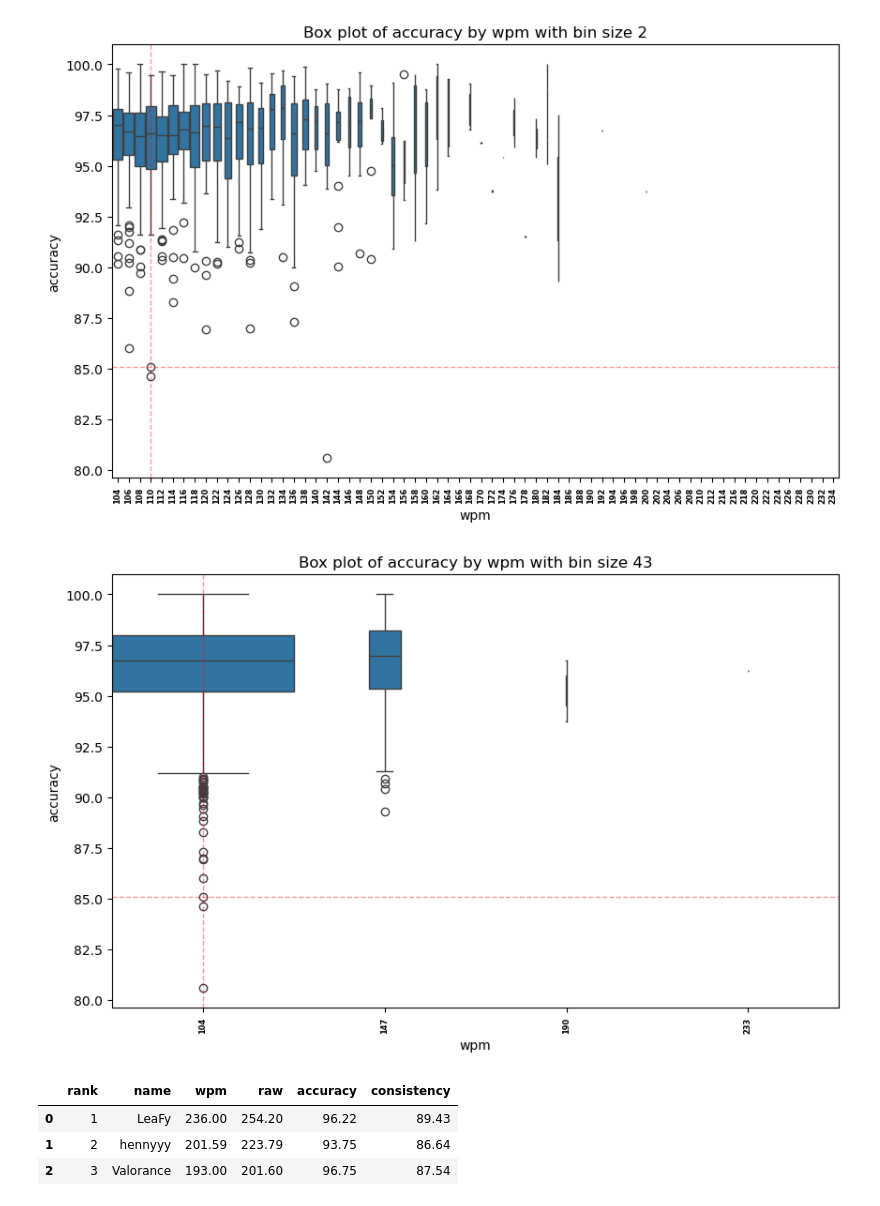
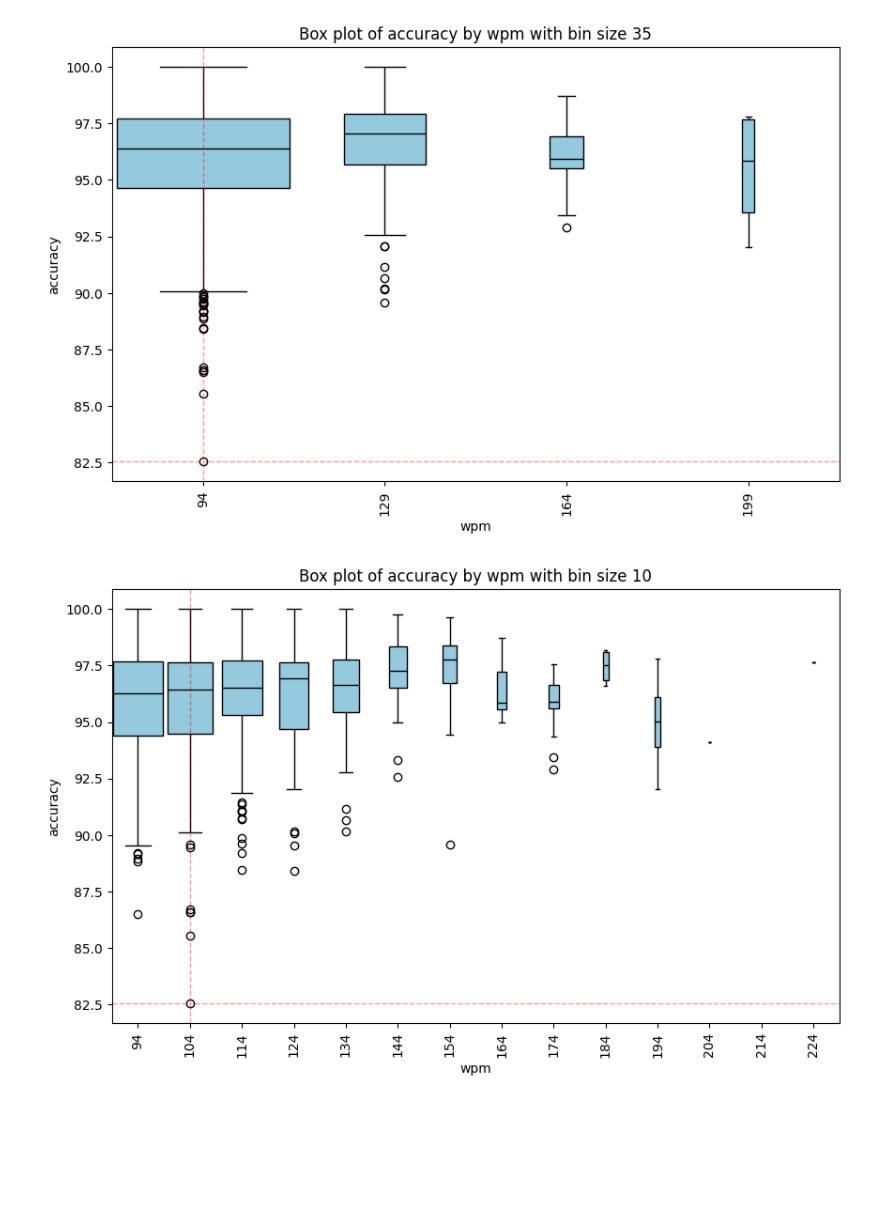
Before and after one commit to conner-mcnicholas/SpeedTyping, a Jupyter notebook: wpm_patterns.ipynb, the cells around one changed output. Cells and saved outputs as stored; diff of their text form; code cells hidden in the pictures; blank space fills up the shorter version.

```diff
--- a/wpm_patterns.ipynb
+++ b/wpm_patterns.ipynb
@@ -69,12 +94,12 @@ def binnify(df,bincol,statcol,bin_size):
 def statbox(df,bincol,statcol,bin_size):
 
     dfp = df.copy()
-    dfp['bin'] = pd.cut(dfp[bincol], bins=range(int(dfp[bincol].min()), int(dfp[bincol].max()) + bin_size, bin_size))
+    dfp['bin'] = pd.cut(dfp[bincol], bins=range(int(dfp[bincol].min()), int(dfp[bincol].max()) + bin_size+1, bin_size))
     merged_df = binnify(dfp,bincol,statcol,bin_size)
-    xwidths = [(w / max(list(merged_df.cnt)))**.8 for w in list(merged_df.cnt)]
+    xwidths = [.95*(w / max(list(merged_df.cnt)))**.5 for w in list(merged_df.cnt)]
 
     plt.figure(figsize=(10, 6))
-    box_plot = sns.boxplot(x='bin', y=statcol, data=dfp, width=xwidths)
+    box_plot = sns.boxplot(x='bin', y=statcol, data=dfp, width=xwidths,color='skyblue',linewidth=1,linecolor='black')
     plt.title(f'Box plot of {statcol} by {bincol} with bin size {bin_size}')
     plt.xlabel(bincol)
     plt.ylabel(statcol)
@@ -85,13 +110,13 @@ def statbox(df,bincol,statcol,bin_size):
         ex=bin_size-2
 
     less_labels = bin_labels[0:len(bin_labels):int((2+ex)/bin_size)]
-    plt.xticks(ticks=range(0,len(bin_labels),int((2+ex)/bin_size)), labels=less_labels, rotation=90,fontsize = 6,fontweight='bold')
+    plt.xticks(ticks=range(0,len(bin_labels),int((2+ex)/bin_size)), labels=less_labels, rotation=90,fontsize = 10)
 
-    myacc = int(dfp.loc[dfp['name'] == 'DadeMurphy', bincol].values[0])
+    myacc = int(dfp.loc[dfp['name'] == 'ZeroC00', bincol].values[0])
     minacc = int(dfp[bincol].min())
 
     myx= int(myacc-minacc)//bin_size
-    myy = dfp.loc[df['name'] == 'DadeMurphy', statcol].values[0]
+    myy = dfp.loc[df['name'] == 'ZeroC00', statcol].values[0]
     plt.axvline(myx, color='red', linestyle='--', alpha = .4,linewidth= 1,label='Me')
     plt.axhline(myy, color='red', linestyle='--', alpha = .4,linewidth= 1)
 
@@ -110,18 +128,11 @@ statbox(df_wpm,'wpm','accuracy',1)
 # %%
-statbox(df_wpm,'wpm','accuracy',2)
+statbox(df_wpm,'wpm','accuracy',35)
 # %% [output]
-[figure, old version]
+[figure, new version]
 # %%
-statbox(df_wpm,'wpm','accuracy',43)
+statbox(df_wpm,'wpm','accuracy',10)
 # %% [output]
-[figure, old version]
+[figure, new version]
-# %%
-df_wpm.head(3)
-# %% [output]
-|  | rank | name | wpm | raw | accuracy | consistency |
-| 0 | 1 | LeaFy | 236.00 | 254.20 | 96.22 | 89.43 |
-| 1 | 2 | hennyyy | 201.59 | 223.79 | 93.75 | 86.64 |
-| 2 | 3 | Valorance | 193.00 | 201.60 | 96.75 | 87.54 |
 # %%
 def plothisto(df,statcol,filt=""):
     # Plot histogram
```
Also changed, not shown: parts of 17 cells of this notebook, 7 other files.
